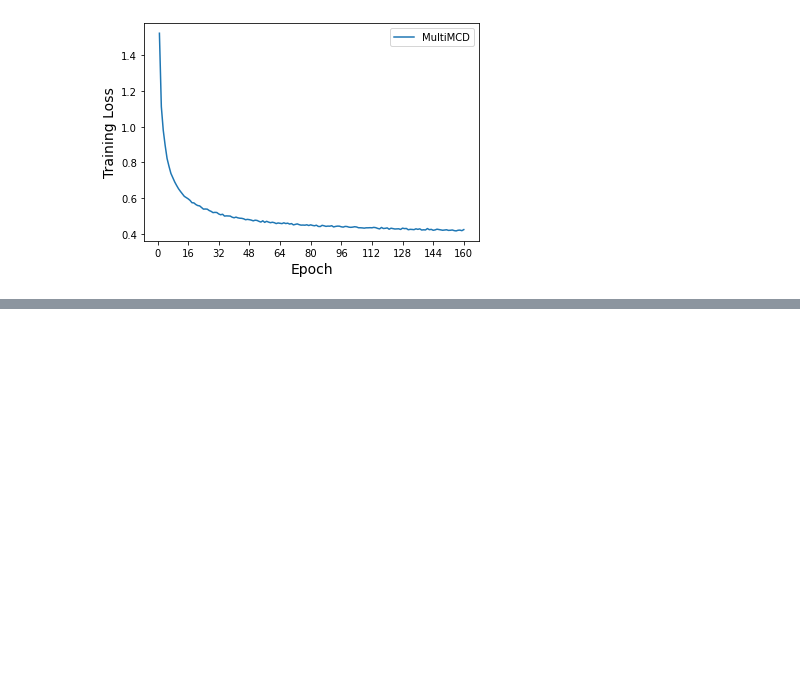
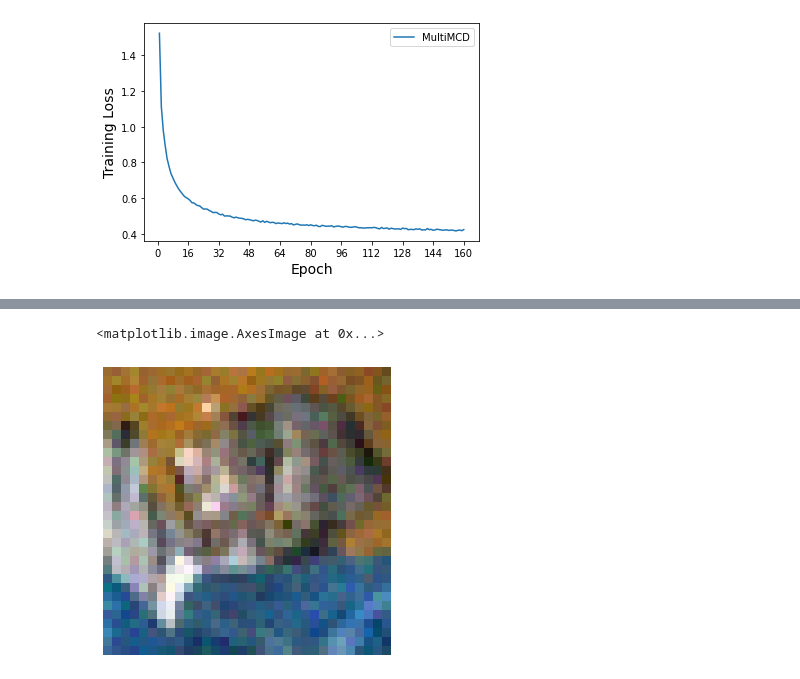
Before and after one commit to Feuermagier/VariationalBayesianDL, a Jupyter notebook: SampleCalibration.ipynb, the cells around one changed output, grey strips where cells are left out. Drawn from its saved outputs; the diff is of its cells as text; code cells hidden in the pictures; blank space fills up the shorter version.

```diff
--- a/SampleCalibration.ipynb
+++ b/SampleCalibration.ipynb
@@ -423,0 +338,6 @@ tensor(0.1970)
+# %%
+corr_testloader = cifar10_corrupted_testloader("/mnt/d/Uni/Bachelorarbeit/linux/data/", intensity=0, batch_size=1, shuffle=False)
+imshow(next(iter(corr_testloader))[0][0])
+# %% [output]
+<matplotlib.image.AxesImage at 0x...>
+[figure, added]
```
Also changed, not shown: parts of 14 cells of this notebook, 9 other files.
